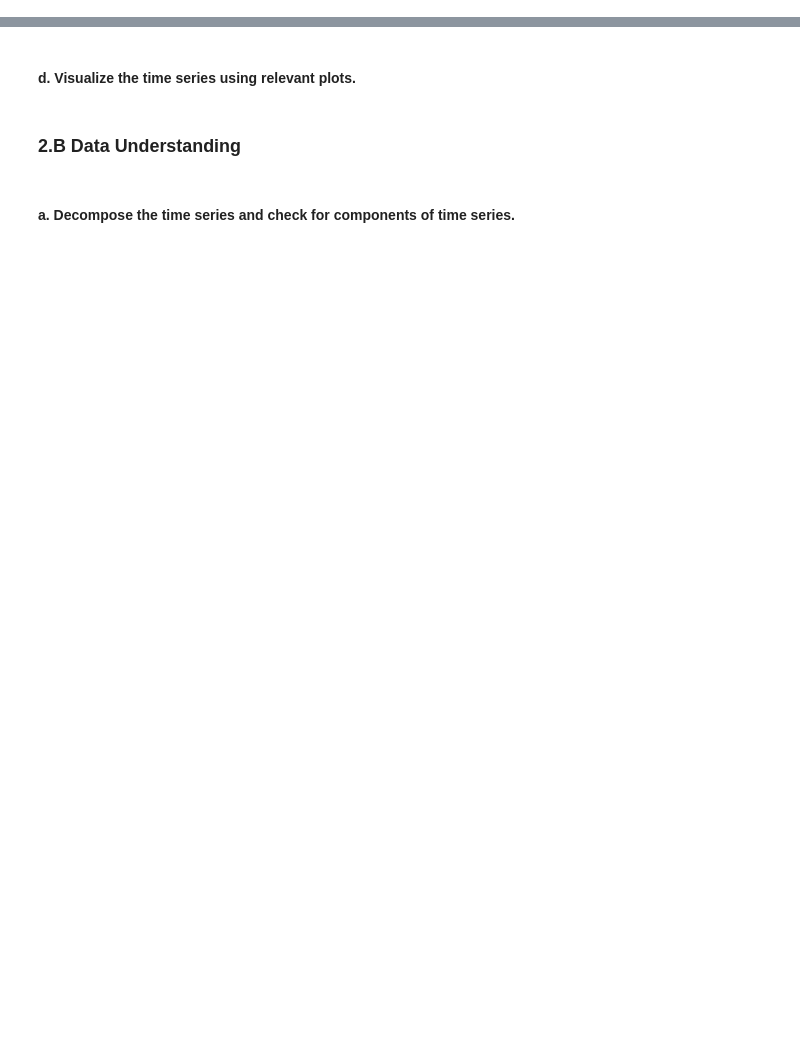
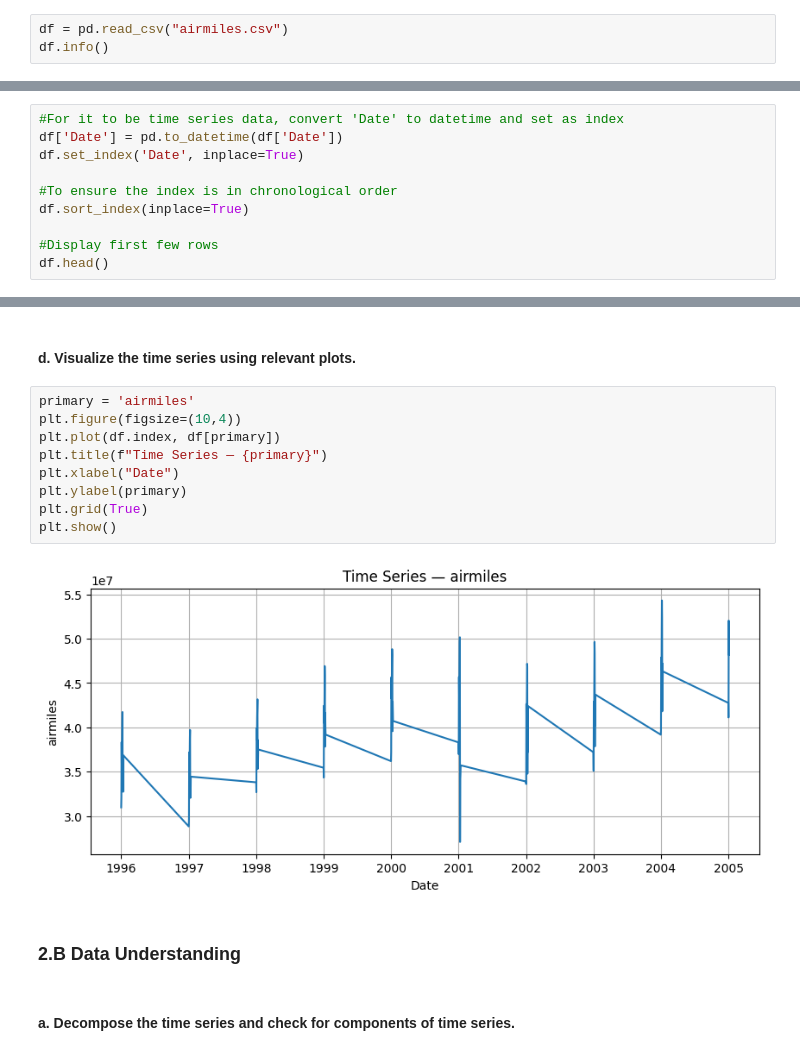
Before and after one commit to EricSiq/DeepLearning, a Jupyter notebook: AUCML_CA1.ipynb, the cells around one changed output, grey strips where cells are left out. Drawn from its saved outputs; the diff is of its cells as text; blank space fills up the shorter version.

```diff
--- a/AUCML_CA1.ipynb
+++ b/AUCML_CA1.ipynb
@@ -47,3 +39,6 @@ import itertools
 ### 2.A Data preparation
 # %% [markdown]
 #### a.	Read the dataset (tab, csv, xls, txt, inbuilt dataset). What are the number of rows and no. of cols & types of variables?
+# %%
+df = pd.read_csv("airmiles.csv")
+df.info()
@@ -50,2 +55,12 @@ import itertools
 # %% [markdown]
 #### b. convert the data into time series
+# %%
+#For it to be time series data, convert 'Date' to datetime and set as index
+df['Date'] = pd.to_datetime(df['Date'])
+df.set_index('Date', inplace=True)
+
+#To ensure the index is in chronological order
+df.sort_index(inplace=True)
+
+#Display first few rows
+df.head()
@@ -54,5 +88,16 @@ import itertools
 # %% [markdown]
 #### d. Visualize the time series using relevant plots.
+# %%
+primary = 'airmiles'
+plt.figure(figsize=(10,4))
+plt.plot(df.index, df[primary])
+plt.title(f"Time Series — {primary}")
+plt.xlabel("Date")
+plt.ylabel(primary)
+plt.grid(True)
+plt.show()
+# %% [output]
+[figure, added]
 # %% [markdown]
 ### 2.B Data Understanding
 # %% [markdown]
```
Also changed, not shown: parts of 37 cells of this notebook.
